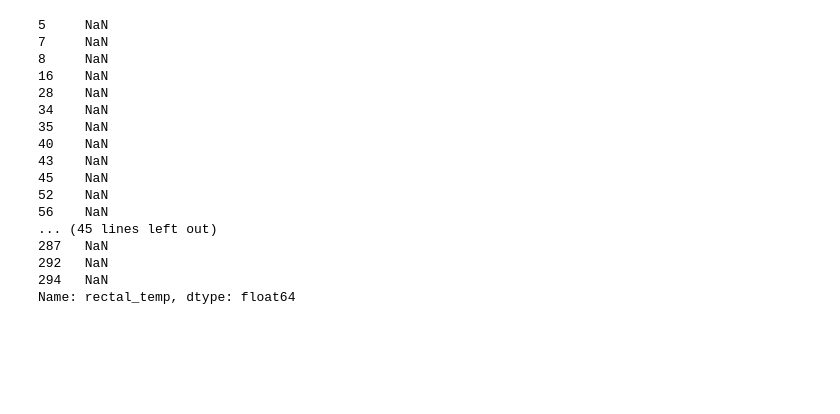
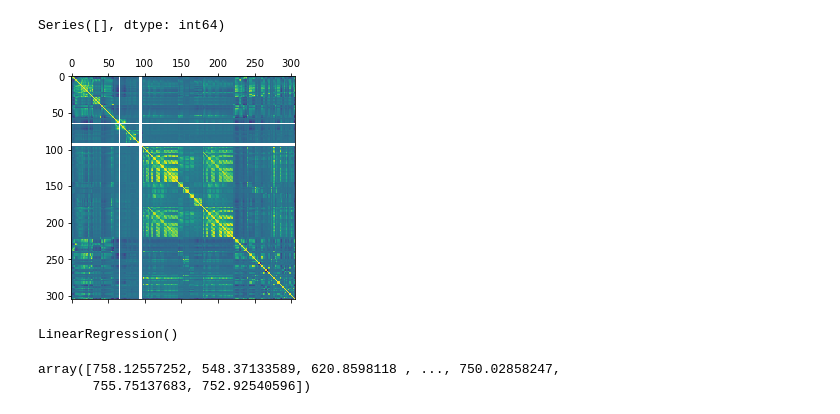
Before and after one commit to soham411/DataScience, a Jupyter notebook: Lab1/Lab1.ipynb, the cells around one changed output. Cells and saved outputs as stored; diff of their text form; code cells hidden in the pictures; blank space fills up the shorter version.

```diff
--- a/Lab1/Lab1.ipynb
+++ b/Lab1/Lab1.ipynb
@@ -99,20 +36,14 @@ nan
-# %%
-horse_df[horse_df['rectal_temp'].isna() ]['rectal_temp']
-# %% [output]
-5     NaN
-7     NaN
-8     NaN
-16    NaN
-28    NaN
-34    NaN
-35    NaN
-40    NaN
-43    NaN
-45    NaN
-52    NaN
-56    NaN
-... (45 lines left out)
-287   NaN
-292   NaN
-294   NaN
-Name: rectal_temp, dtype: float64
+# %%
+cs_df.fillna(method='bfill',inplace=True)
+cs_df.fillna(method='ffill',inplace=True)
+# %%
+cs_df.isna().sum()[cs_df.isna().sum() > 0]
+# %% [output]
+Series([], dtype: int64)
+# %%
+import matplotlib.pyplot as plt
+
+plt.matshow(cs_df.corr())
+plt.show()
+# %% [output]
+[figure, added]
@@ -118,0 +63,12 @@ Name: rectal_temp, dtype: float64
+# %%
+from sklearn.linear_model import LinearRegression
+
+model = LinearRegression()
+model.fit(X_train,y_train)
+# %% [output]
+LinearRegression()
+# %%
+model.predict(X_test)
+# %% [output]
+array([758.12557252, 548.37133589, 620.8598118 , ..., 750.02858247,
+       755.75137683, 752.92540596])
```
Also changed, not shown: parts of 13 cells of this notebook, 6 other files.
